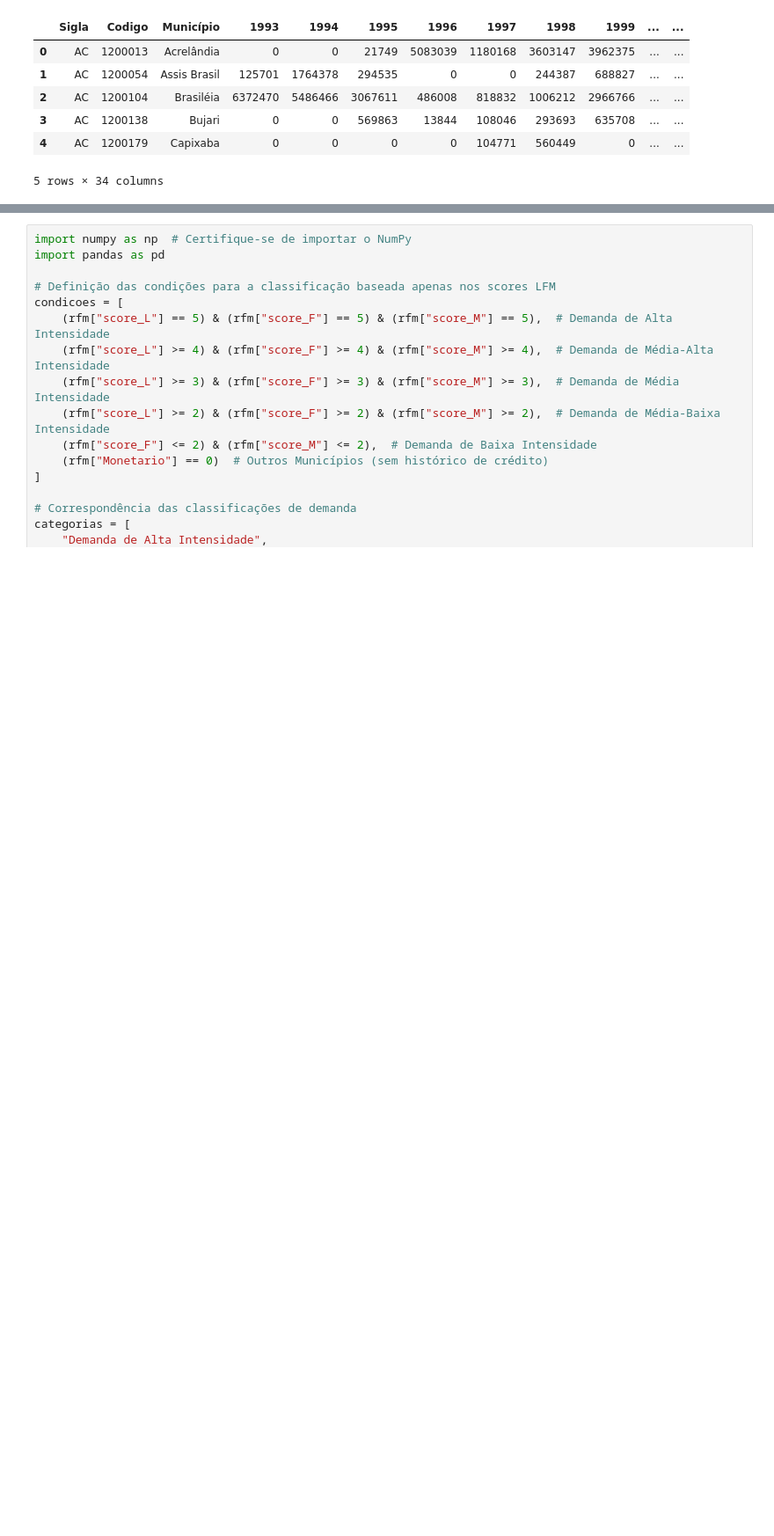
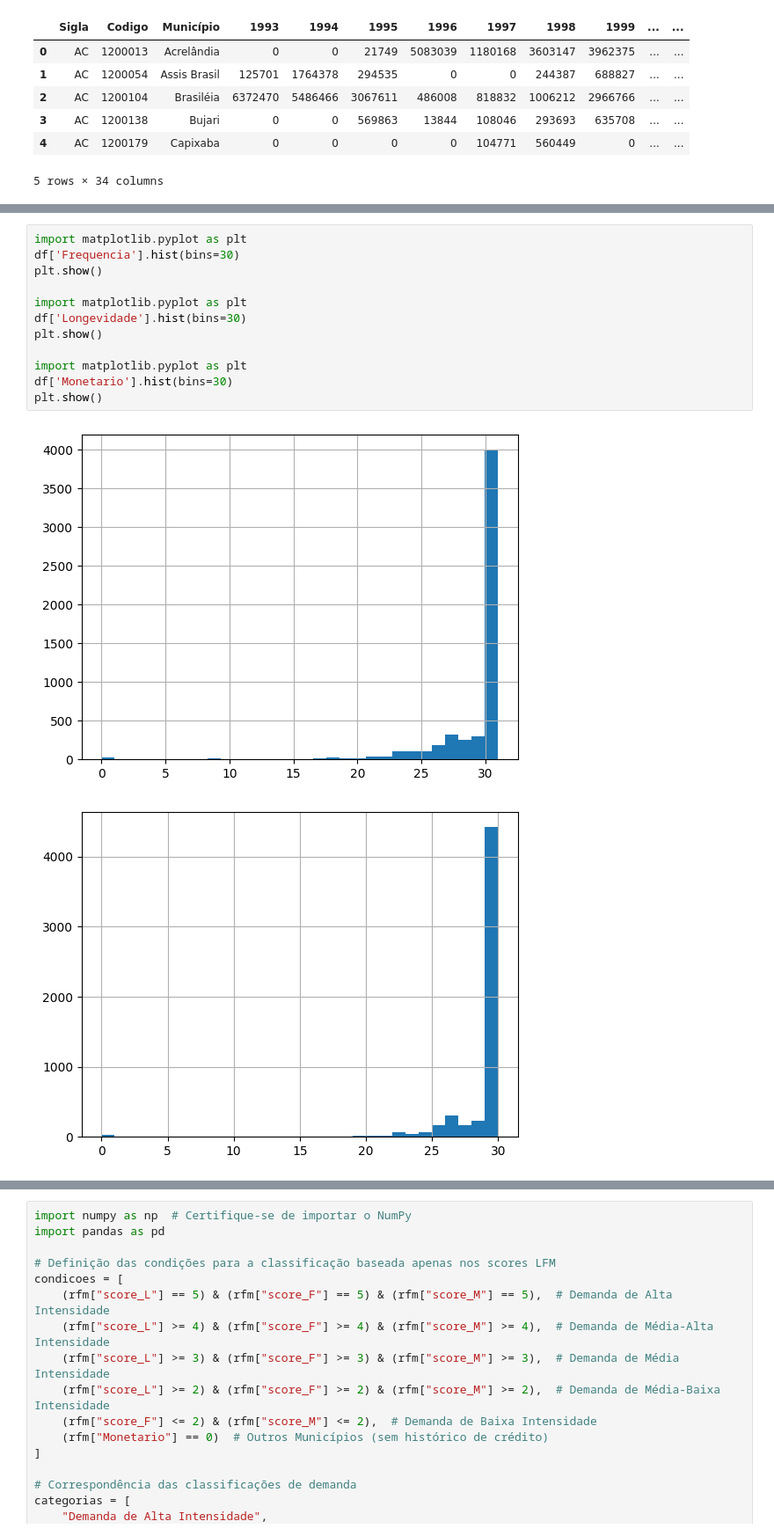
Before and after one commit to adirsonmfjr/credito-rural, a Jupyter notebook: Artigo_02_Cru_Geral.ipynb, the cells around one changed output, grey strips where cells are left out. Shown at 88% size. Saved outputs shown, nothing was run; the diff lists cells and outputs as text; blank space fills up the shorter version.

```diff
--- a/Artigo_02_Cru_Geral.ipynb
+++ b/Artigo_02_Cru_Geral.ipynb
@@ -168,0 +106,15 @@ rfm.head(15)
+# %%
+import matplotlib.pyplot as plt
+df['Frequencia'].hist(bins=30)
+plt.show()
+
+import matplotlib.pyplot as plt
+df['Longevidade'].hist(bins=30)
+plt.show()
+
+import matplotlib.pyplot as plt
+df['Monetario'].hist(bins=30)
+plt.show()
+# %% [output]
+[figure, added]
+[figure, added]
```
Also changed, not shown: parts of 6 cells of this notebook.
